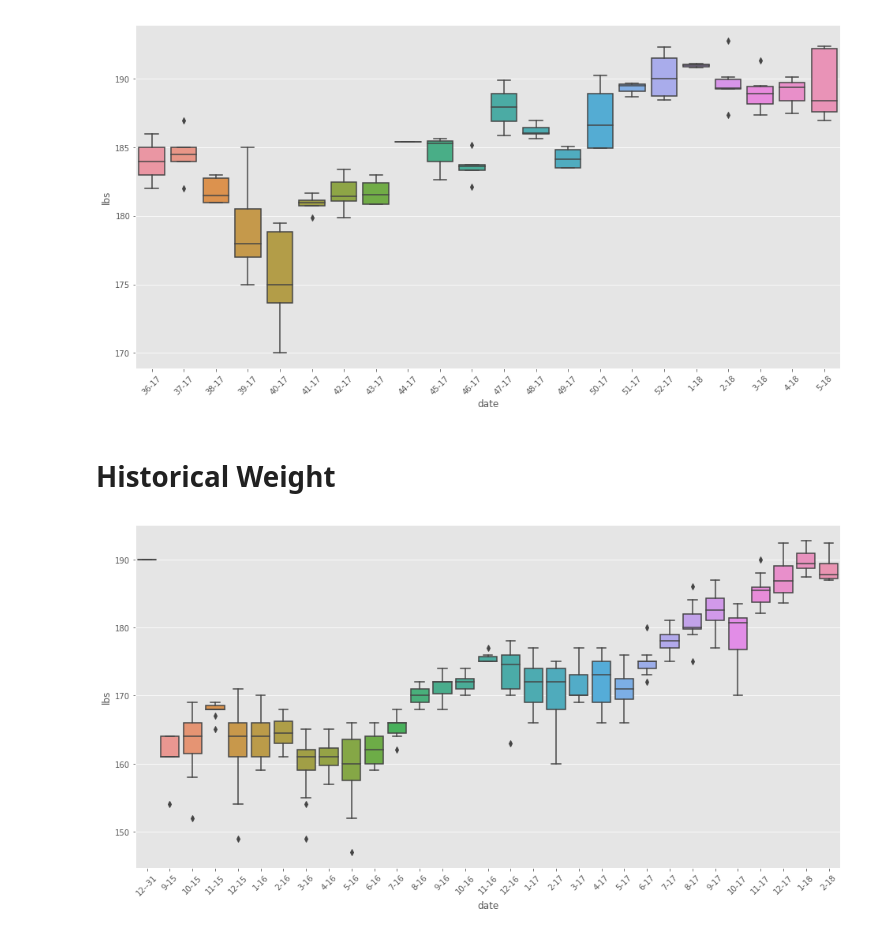
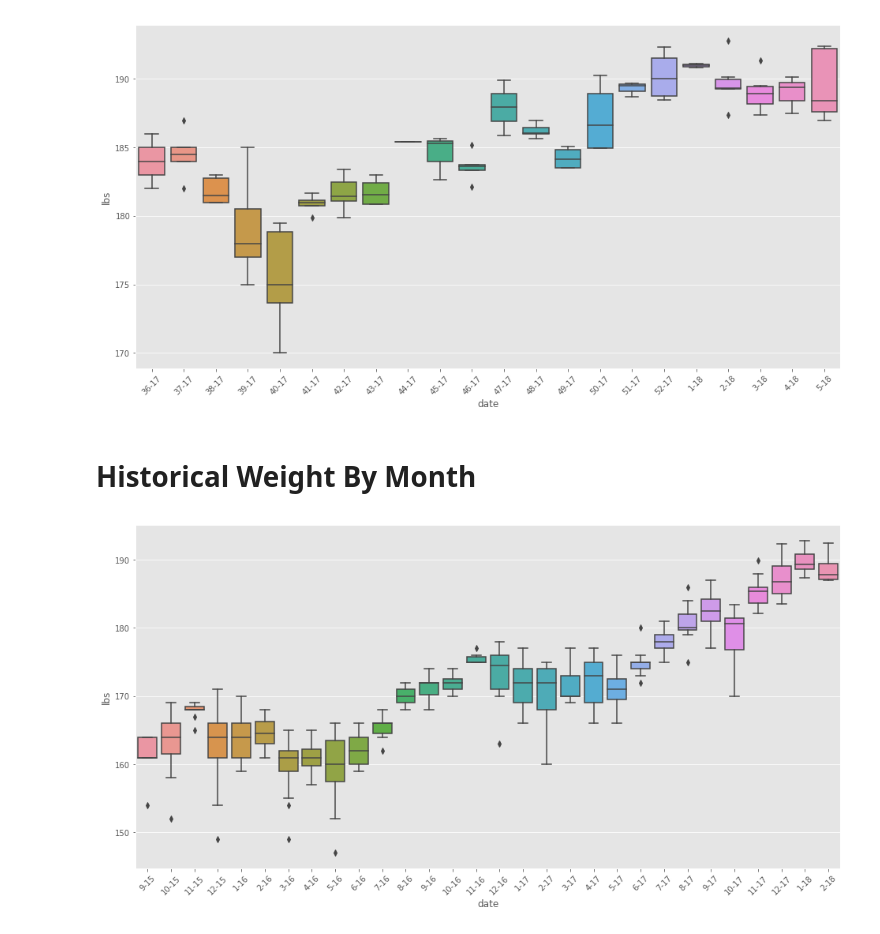
Before and after one commit to idvorkin/jupyter, a Jupyter notebook: Weight Analysis.ipynb, the cells around one changed output. Cells and saved outputs as stored; diff of their text form; code cells hidden in the pictures.

```diff
--- a/Weight Analysis.ipynb
+++ b/Weight Analysis.ipynb
@@ -19,17 +19,18 @@ import arrow
 exported_and_trandformed_csv_file = "data/weight.csv"
 df = pd.read_csv(exported_and_trandformed_csv_file)
 
-weight_idx = "Weight (lb)"
-# make dataColumn a datetime.
-date_idx="Start"
-df[date_idx] = pd.to_datetime(df[date_idx])
+idx_weight = "Weight (lb)"
+# make dateColumn a datetime.
+idx_date="Start"
+df[idx_date] = pd.to_datetime(df[idx_date])
+df = df.set_index(df[idx_date])
+df = df['2010/1/1':] # Throw away some junk data at the start of time
+# Create Time Period Groups
+idx_month_year="month_year"
+df[idx_month_year]=df[idx_date].apply(lambda t:f"{t.month}-{t.year-2000}")
 
-# Create Time Period Groups
-month_year_idx="month_year"
-df[month_year_idx]=df[date_idx].apply(lambda t:f"{t.month}-{t.year-2000}")
-
-week_year_idx="week_year"
-df[week_year_idx]=df[date_idx].apply(lambda t:f"{t.week}-{t.year-2000}")
+idx_week_year="week_year"
+df[idx_week_year]=df[idx_date].apply(lambda t:f"{t.week}-{t.year-2000}")
 
 # Helpful time aliases
 df_alltime = df
@@ -46,7 +41,7 @@ def plot_weight_over_time(df, x):
     height_in_inches=8
     mpl.rc("figure", figsize=(2*height_in_inches,height_in_inches))
 
-    ax = sns.boxplot(x=x, y=weight_idx, data=df)
+    ax = sns.boxplot(x=x, y=idx_weight, data=df)
     ax.set_xticklabels(ax.get_xticklabels(), rotation=45)
     # ax.set_title("Weight")
     ax.set_xlabel("date")
@@ -60,8 +55,8 @@ plot_weight_over_time(df_recent,week_year_idx)
 # %% [output]
 [figure]
 # %% [markdown]
-# Historical Weight
+# Historical Weight By Month
 # %%
-plot_weight_over_time(df_alltime,month_year_idx)
+plot_weight_over_time(df_alltime,idx_month_year)
 # %% [output]
-[figure, old version]
+[figure, new version]
```
Also changed, not shown: parts of 6 cells of this notebook.
